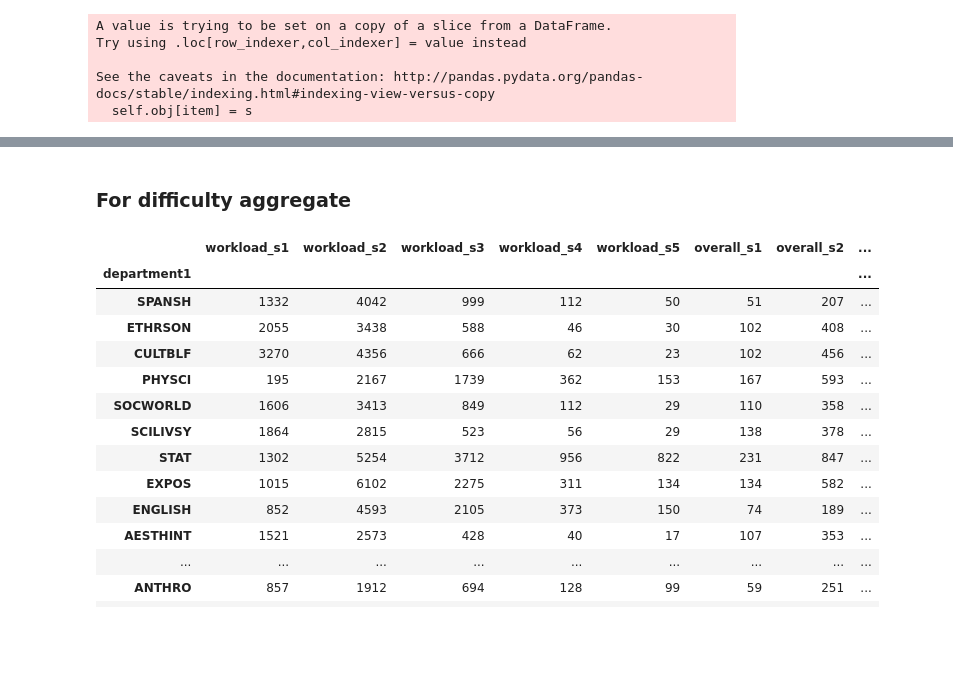
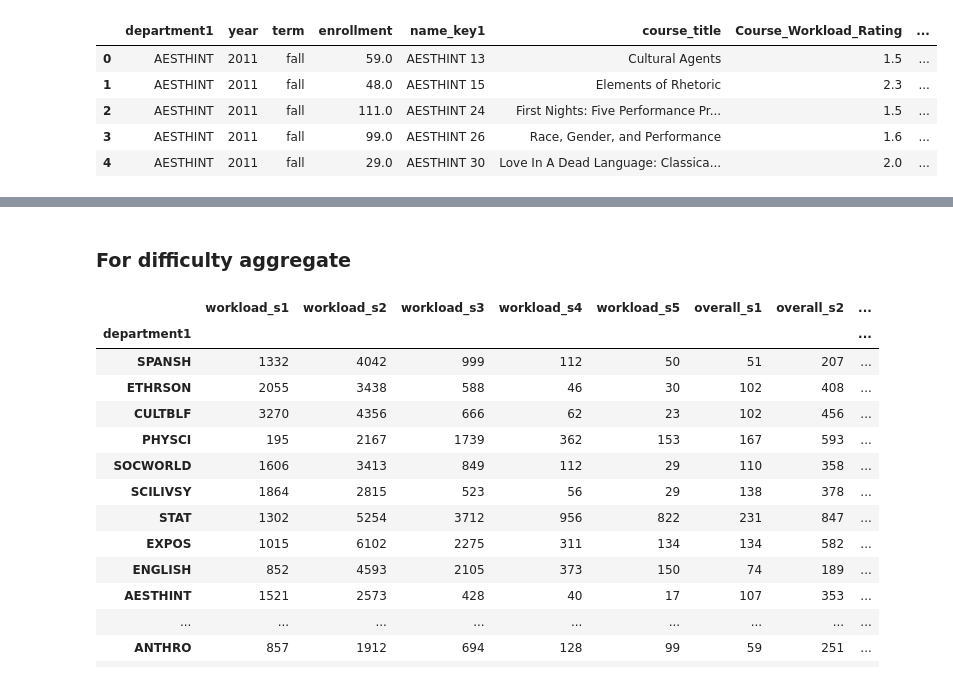
Before and after one commit to russellpekala/qguide, a Jupyter notebook: investigate.ipynb, the cells around one changed output, grey strips where cells are left out. Saved outputs shown, nothing was run; the diff lists cells and outputs as text; code cells hidden in the pictures; blank space fills up the shorter version.

```diff
--- a/investigate.ipynb
+++ b/investigate.ipynb
@@ -265,23 +245,26 @@ def filter_nans(val):
     else:
         return float(val)
 # %%
-df = pd.read_csv('data/final.csv').drop('Unnamed: 0', 1)
+df = pd.read_csv('raw_data/final.csv')
 # %%
 of_interest = df[['department1', 'year', 'term',
-                  'enrollment', 'name_key1', 'course_title']]
+                  'enrollment', 'name_key1', 'course_title', 'Course_Workload_Rating', 'Course_Overall_Rating']]
 of_interest.loc[:, 'enrollment'] = (of_interest['enrollment']
                                      .apply(lambda x: filter_nans(x)))
-# %% [output]
-A value is trying to be set on a copy of a slice from a DataFrame.
-Try using .loc[row_indexer,col_indexer] = value instead
-
-See the caveats in the documentation: http://pandas.pydata.org/pandas-docs/stable/indexing.html#indexing-view-versus-copy
-  self.obj[item] = s
 # %%
 top_depts = (of_interest.groupby('department1')['enrollment'].sum())
-top_depts_list = top_depts.astype('int').sort_values()[-30:].index.tolist()
+top_depts_list = top_depts.astype('int').sort_values().index[-30:].tolist()
 # %%
 of_more_interest = (of_interest[of_interest['department1']
                                 .isin(top_depts_list)])
 # %%
 of_more_interest.to_csv('enrollment.csv')
+# %%
+of_more_interest.head()
+# %% [output]
+|  | department1 | year | term | enrollment | name_key1 | course_title | Course_Workload_Rating | ... |
+| 0 | AESTHINT | 2011 | fall | 59.0 | AESTHINT 13 | Cultural Agents | 1.5 | ... |
+| 1 | AESTHINT | 2011 | fall | 48.0 | AESTHINT 15 | Elements of Rhetoric | 2.3 | ... |
+| 2 | AESTHINT | 2011 | fall | 111.0 | AESTHINT 24 | First Nights: Five Performance Pr... | 1.5 | ... |
+| 3 | AESTHINT | 2011 | fall | 99.0 | AESTHINT 26 | Race, Gender, and Performance | 1.6 | ... |
+| 4 | AESTHINT | 2011 | fall | 29.0 | AESTHINT 30 | Love In A Dead Language: Classica... | 2.0 | ... |
```
Also changed, not shown: parts of 15 cells of this notebook, 15 other files.
